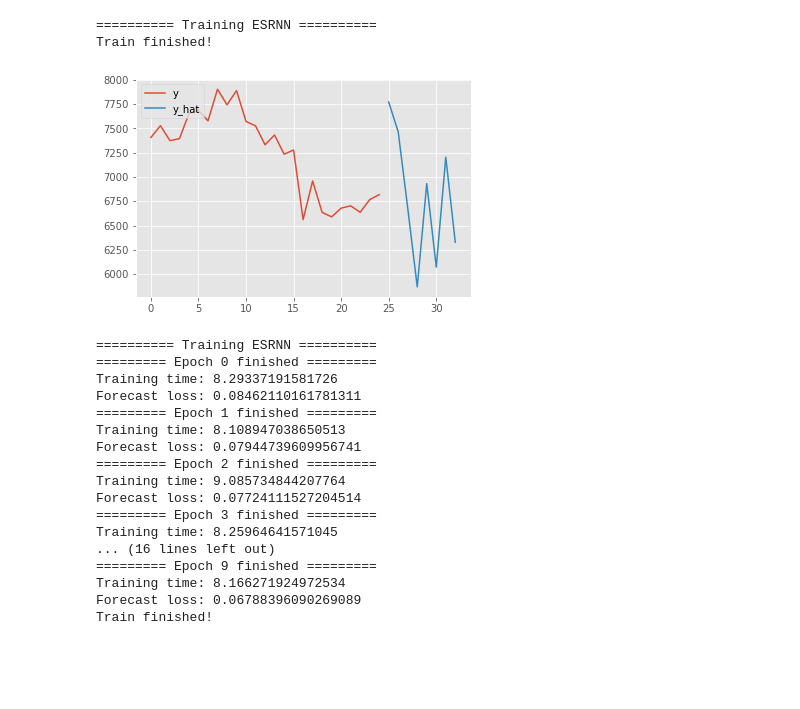
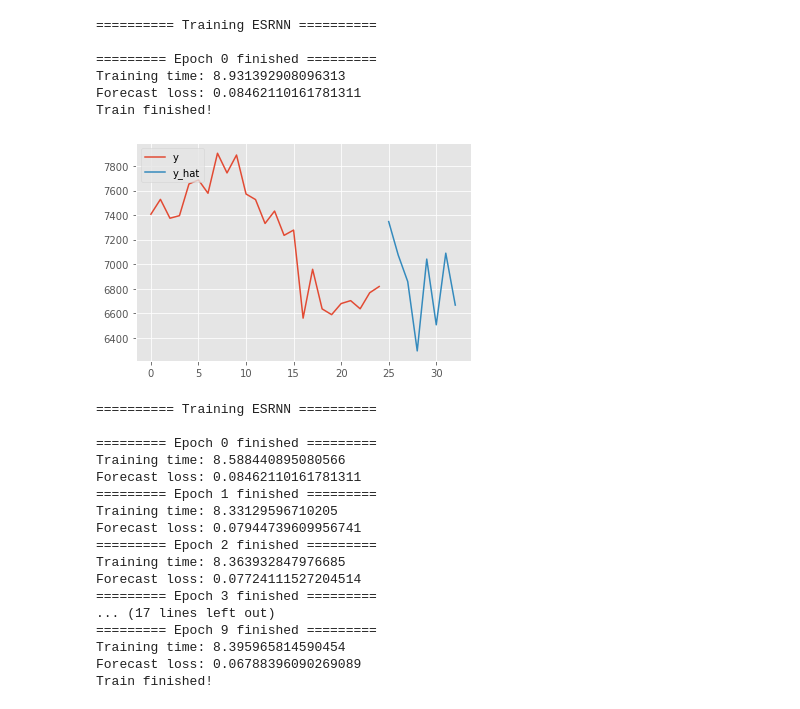
Before and after one commit to kdgutier/esrnn_torch, a Jupyter notebook: m4_test.ipynb, the cells around one changed output. Cells and saved outputs as stored; diff of their text form; code cells hidden in the pictures; blank space fills up the shorter version.

```diff
--- a/m4_test.ipynb
+++ b/m4_test.ipynb
@@ -30,37 +8,43 @@ print(y[:5])
+# %%
+X_df_train, y_df_train = M4_parser(dataset_name='Quarterly', mode='train', num_obs=100)
+
+X_df_test = X_df_train.loc[X_df_train['unique_id'].isin(['Q1'])]
+X_df_test = X_df_test[['unique_id', 'ts']].groupby('unique_id').last().reset_index()
+y_test = y_df_train.loc[X_df_train['unique_id'].isin(['Q1'])]
 # %%
-esrnn = ESRNN(max_epochs=0, batch_size=2)
-esrnn.fit(X,y)
-preds = esrnn.predict()
+esrnn = ESRNN(max_epochs=1, batch_size=1)
+esrnn.fit(X_df_train, y_df_train)
+y_hat = esrnn.predict(X_df_test)
 # %% [output]
 ========== Training ESRNN ==========
+
+========= Epoch 0 finished =========
+Training time: 8.931392908096313
+Forecast loss: 0.08462110161781311
 Train finished!
-# %%
-unique_id = "Q1"
-y_ori = y[X[:, 0]==unique_id].squeeze()
-y_ori = y_ori[~np.isnan(y_ori)]
-y_hat = preds[preds['unique_id']==unique_id]['y_hat']
-plot_prediction(y_ori, y_hat)
-# %% [output]
-[figure, removed]
+# %%
+plot_prediction(y_test['y'], y_hat['y_hat'])
+# %% [output]
+[figure, added]
 # %%
-esrnn = ESRNN(max_epochs=10)
-esrnn.fit(X,y)
-preds = esrnn.predict()
+esrnn = ESRNN(max_epochs=10, batch_size=1)
+esrnn.fit(X_df_train, y_df_train)
+y_hat = esrnn.predict(X_df_test)
 # %% [output]
 ========== Training ESRNN ==========
+
 ========= Epoch 0 finished =========
-Training time: 8.29337191581726
+Training time: 8.588440895080566
 Forecast loss: 0.08462110161781311
 ========= Epoch 1 finished =========
-Training time: 8.108947038650513
+Training time: 8.33129596710205
 Forecast loss: 0.07944739609956741
 ========= Epoch 2 finished =========
-Training time: 9.085734844207764
+Training time: 8.363932847976685
 Forecast loss: 0.07724111527204514
 ========= Epoch 3 finished =========
-Training time: 8.25964641571045
-... (16 lines left out)
+... (17 lines left out)
 ========= Epoch 9 finished =========
-Training time: 8.166271924972534
+Training time: 8.395965814590454
 Forecast loss: 0.06788396090269089
 Train finished!
```
Also changed, not shown: parts of 8 cells of this notebook.
